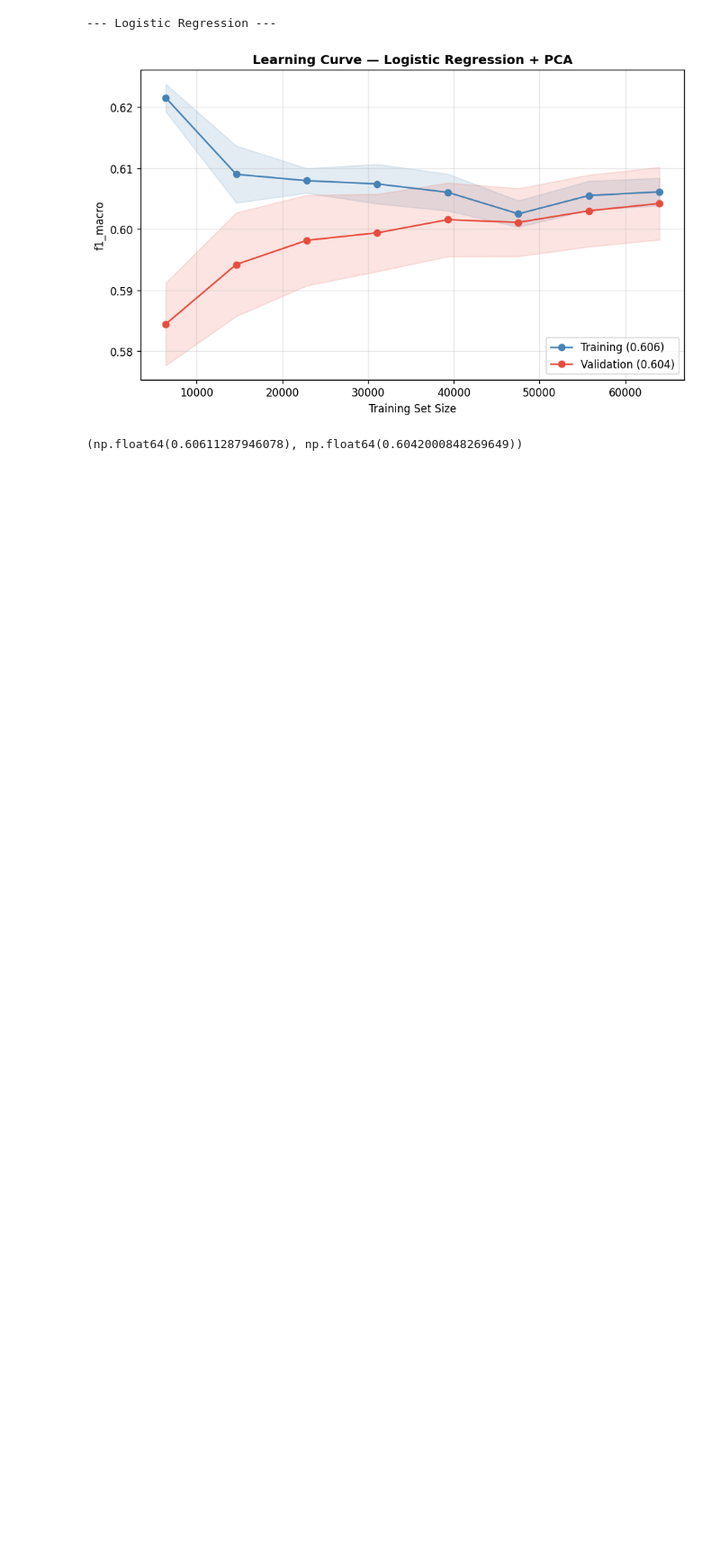
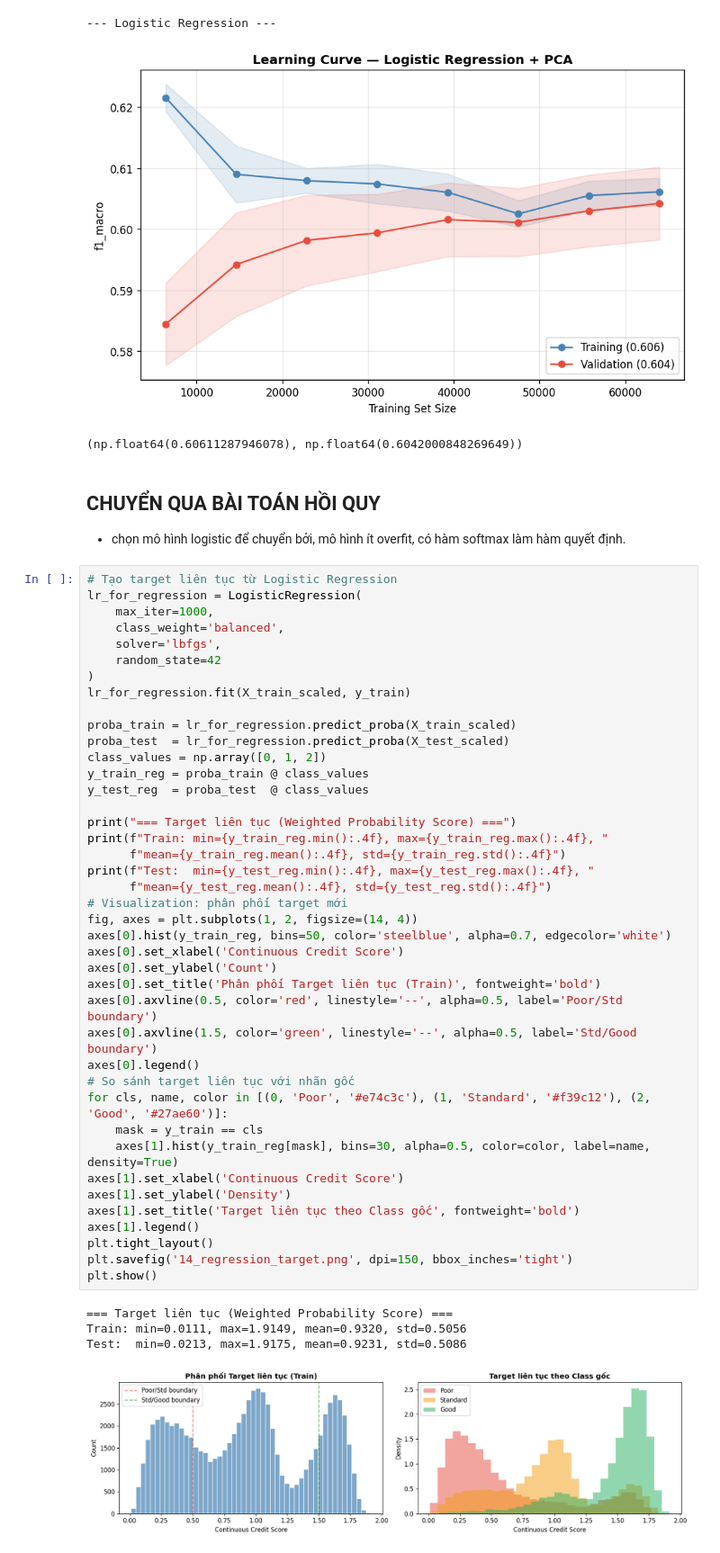
Before and after one commit to VietAnh-205/ml_project_final, a Jupyter notebook: ml_project.ipynb, the cells around one changed output. Shown at 90% size. Cells and saved outputs as stored; diff of their text form; blank space fills up the shorter version.

Commit message:
regression

```diff
--- a/ml_project.ipynb
+++ b/ml_project.ipynb
@@ -1442,3 +1448,52 @@ plot_learning_curve(
 --- Logistic Regression ---
 [figure]
 (np.float64(0.60611287946078), np.float64(0.6042000848269649))
+# %% [markdown]
+## CHUYỂN QUA BÀI TOÁN HỒI QUY
+- chọn mô hình logistic để chuyển bởi, mô hình ít overfit, có hàm softmax  làm hàm quyết định.
+# %%
+# Tạo target liên tục từ Logistic Regression
+lr_for_regression = LogisticRegression(
+    max_iter=1000,
+    class_weight='balanced',
+    solver='lbfgs',
+    random_state=42
+)
+lr_for_regression.fit(X_train_scaled, y_train)
+
+proba_train = lr_for_regression.predict_proba(X_train_scaled)
+proba_test  = lr_for_regression.predict_proba(X_test_scaled)
+class_values = np.array([0, 1, 2])
+y_train_reg = proba_train @ class_values
+y_test_reg  = proba_test  @ class_values
+
+print("=== Target liên tục (Weighted Probability Score) ===")
+print(f"Train: min={y_train_reg.min():.4f}, max={y_train_reg.max():.4f}, "
+      f"mean={y_train_reg.mean():.4f}, std={y_train_reg.std():.4f}")
+print(f"Test:  min={y_test_reg.min():.4f}, max={y_test_reg.max():.4f}, "
+      f"mean={y_test_reg.mean():.4f}, std={y_test_reg.std():.4f}")
+# Visualization: phân phối target mới
+fig, axes = plt.subplots(1, 2, figsize=(14, 4))
+axes[0].hist(y_train_reg, bins=50, color='steelblue', alpha=0.7, edgecolor='white')
+axes[0].set_xlabel('Continuous Credit Score')
+axes[0].set_ylabel('Count')
+axes[0].set_title('Phân phối Target liên tục (Train)', fontweight='bold')
+axes[0].axvline(0.5, color='red', linestyle='--', alpha=0.5, label='Poor/Std boundary')
+axes[0].axvline(1.5, color='green', linestyle='--', alpha=0.5, label='Std/Good boundary')
+axes[0].legend()
+# So sánh target liên tục với nhãn gốc
+for cls, name, color in [(0, 'Poor', '#e74c3c'), (1, 'Standard', '#f39c12'), (2, 'Good', '#27ae60')]:
+    mask = y_train == cls
+    axes[1].hist(y_train_reg[mask], bins=30, alpha=0.5, color=color, label=name, density=True)
+axes[1].set_xlabel('Continuous Credit Score')
+axes[1].set_ylabel('Density')
+axes[1].set_title('Target liên tục theo Class gốc', fontweight='bold')
+axes[1].legend()
+plt.tight_layout()
+plt.savefig('14_regression_target.png', dpi=150, bbox_inches='tight')
+plt.show()
+# %% [output]
+=== Target liên tục (Weighted Probability Score) ===
+Train: min=0.0111, max=1.9149, mean=0.9320, std=0.5056
+Test:  min=0.0213, max=1.9175, mean=0.9231, std=0.5086
+[figure, added]
```
Also changed, not shown: parts of 5 cells of this notebook.
